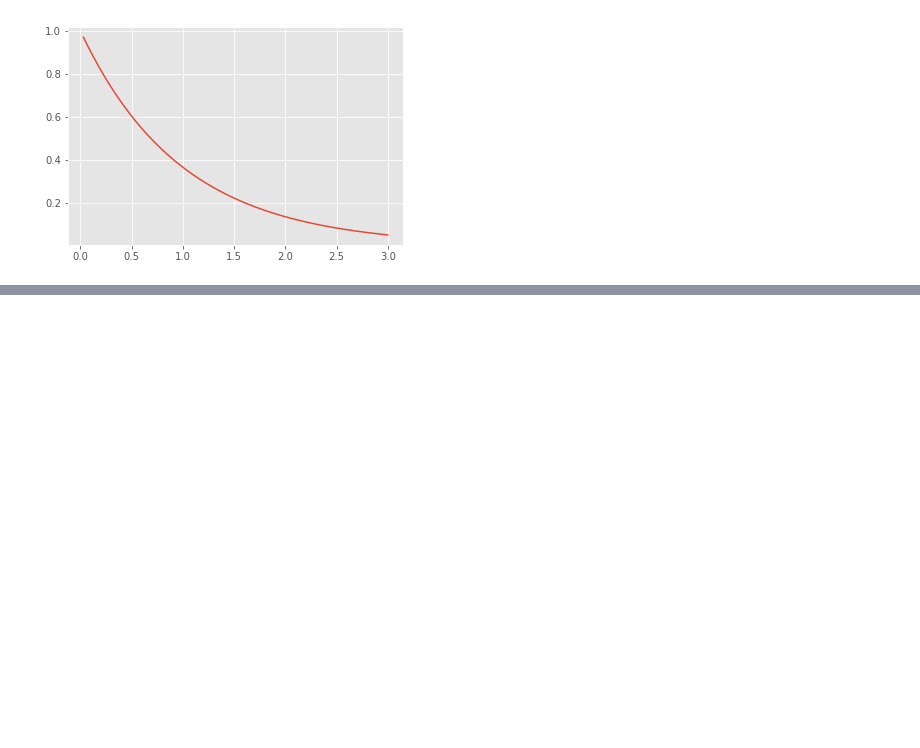
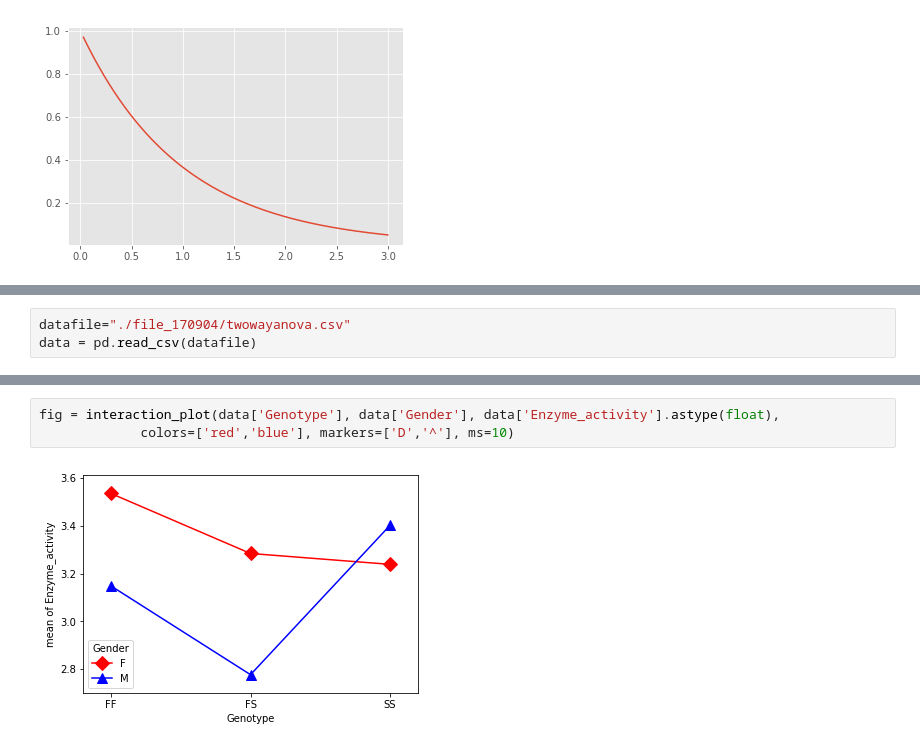
Before and after one commit to k821209/biostatistics, a Jupyter notebook: biostatistics_170904.ipynb, the cells around one changed output, grey strips where cells are left out. Saved outputs shown, nothing was run; the diff lists cells and outputs as text; blank space fills up the shorter version.

```diff
--- a/biostatistics_170904.ipynb
+++ b/biostatistics_170904.ipynb
@@ -485,0 +576,3 @@ plt.plot(xx, f(df1,df2).pdf(xx))
+# %%
+datafile="./file_170904/twowayanova.csv"
+data = pd.read_csv(datafile)
@@ -485,0 +599,5 @@ plt.plot(xx, f(df1,df2).pdf(xx))
+# %%
+fig = interaction_plot(data['Genotype'], data['Gender'], data['Enzyme_activity'].astype(float),
+             colors=['red','blue'], markers=['D','^'], ms=10)
+# %% [output]
+[figure, added]
```
Also changed, not shown: parts of 22 cells of this notebook, 11 other files.
